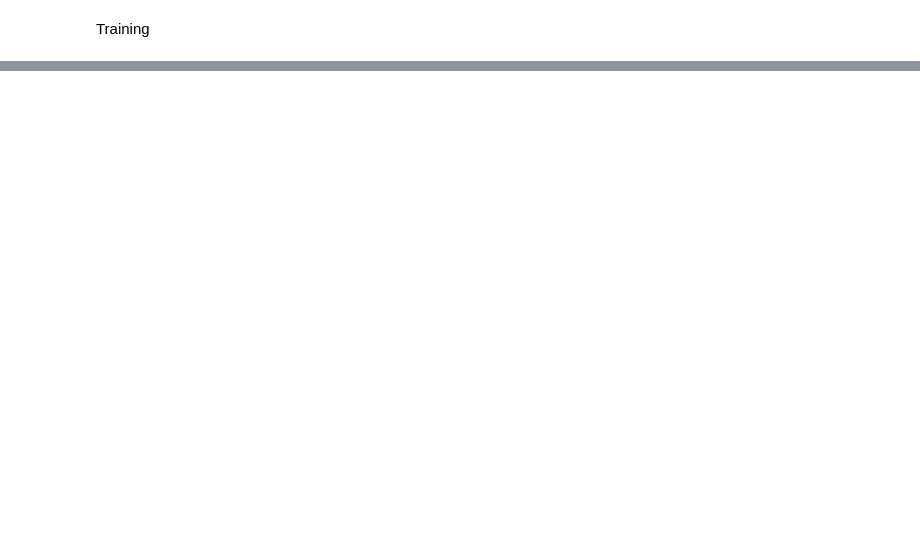
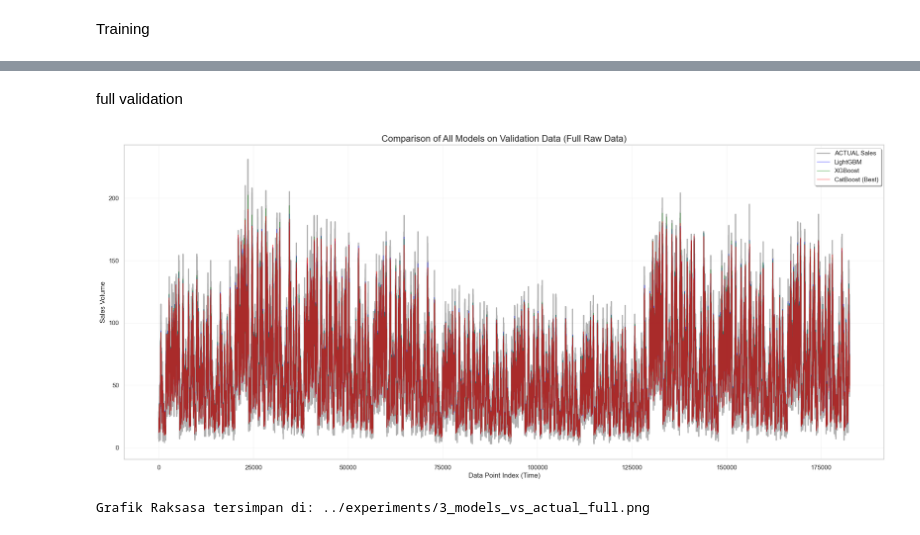
Before and after one commit to RifqiCah/demand-forecasting-mlops, a Jupyter notebook: notebooks/03_modeling.ipynb, the cells around one changed output, grey strips where cells are left out. Saved outputs shown, nothing was run; the diff lists cells and outputs as text; code cells hidden in the pictures; blank space fills up the shorter version.

```diff
--- a/notebooks/03_modeling.ipynb
+++ b/notebooks/03_modeling.ipynb
@@ -185,0 +574,32 @@ importance.head(10)
+# %% [markdown]
+full validation
+# %%
+plt.figure(figsize=(24, 10)) # Ukuran kanvas ekstra besar
+
+plt.plot(y_valid.reset_index(drop=True), label='ACTUAL Sales', color='black', alpha=0.3, linewidth=2)
+
+# 2. Plot LightGBM - Warna Biru
+plt.plot(pred_lgbm, label='LightGBM', color='blue', alpha=0.5, linewidth=1)
+
+# 3. Plot XGBoost - Warna Hijau
+plt.plot(pred_xgb, label='XGBoost', color='green', alpha=0.5, linewidth=1)
+
+# 4. Plot CatBoost (Champion) - Warna Merah
+plt.plot(pred_cat, label='CatBoost (Best)', color='red', alpha=0.6, linewidth=1)
+
+# Dekorasi
+plt.title('Comparison of All Models on Validation Data (Full Raw Data)', fontsize=16)
+plt.ylabel('Sales Volume')
+plt.xlabel('Data Point Index (Time)')
+plt.legend(loc='upper right', frameon=True, framealpha=1, shadow=True)
+plt.grid(True, alpha=0.2)
+
+# Simpan supaya bisa di-zoom nanti di image viewer komputer
+save_path = f'{exp_dir}/3_models_vs_actual_full.png'
+plt.savefig(save_path, dpi=150)
+plt.show()
+
+print(f"Grafik Raksasa tersimpan di: {save_path}")
+# %% [output]
+[figure, added]
+Grafik Raksasa tersimpan di: ../experiments/3_models_vs_actual_full.png
```
Also changed, not shown: parts of 37 cells of this notebook, 14 other files.
